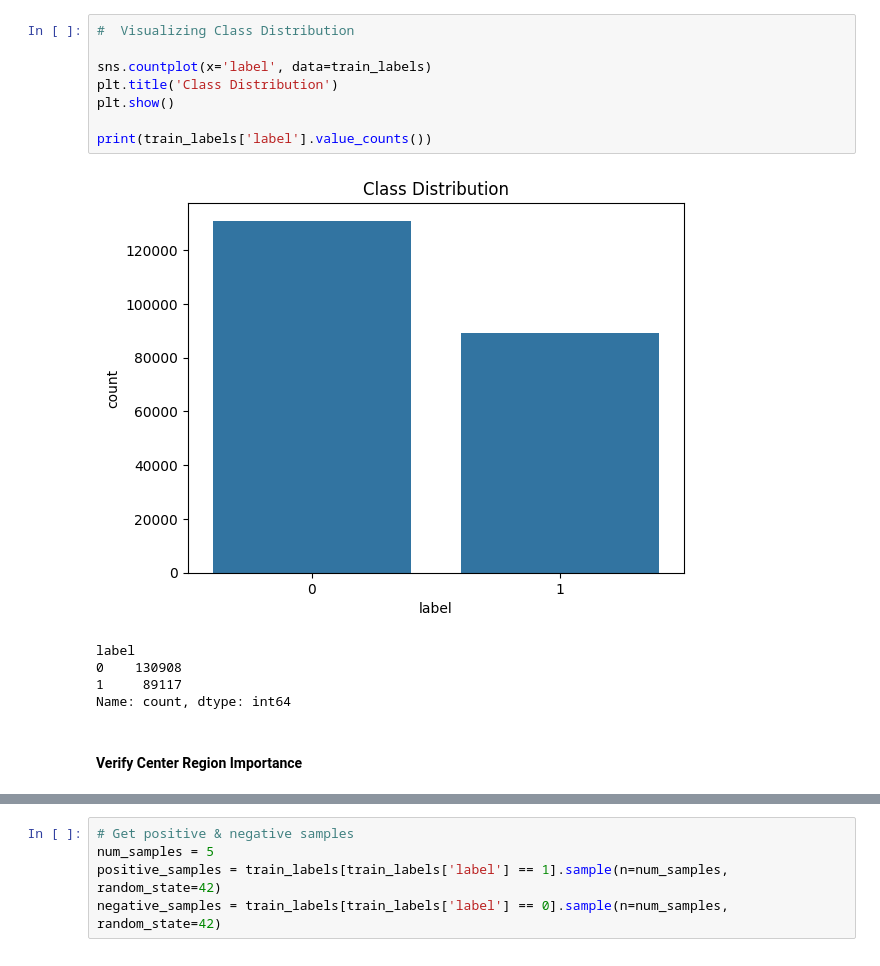
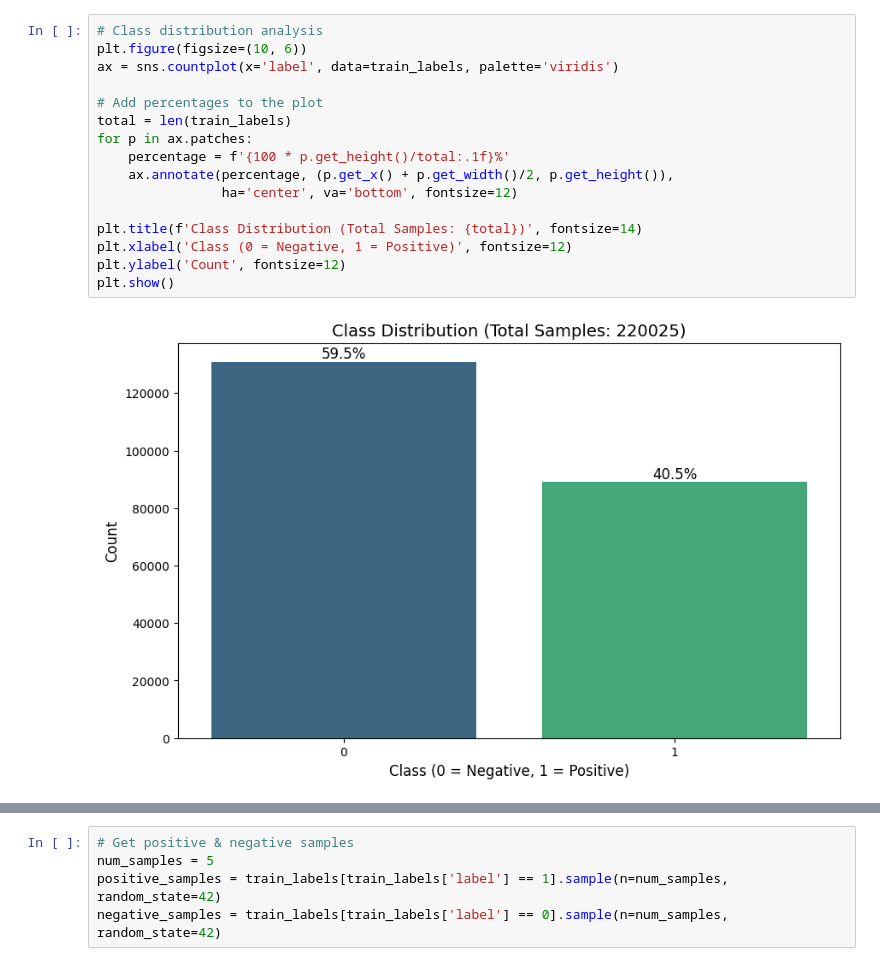
Before and after one commit to rohanxavier33/histopathologic_cancer_detection, a Jupyter notebook: main.ipynb, the cells around one changed output, grey strips where cells are left out. Drawn from its saved outputs; the diff is of its cells as text.

```diff
--- a/main.ipynb
+++ b/main.ipynb
@@ -48,19 +75,21 @@ print(train_labels.head())
 2  755db6279dae599ebb4d39a9123cce439965282d      0
 3  bc3f0c64fb968ff4a8bd33af6971ecae77c75e08      0
 4  068aba587a4950175d04c680d38943fd488d6a9d      0
-# %%
-#  Visualizing Class Distribution
-
-sns.countplot(x='label', data=train_labels)
-plt.title('Class Distribution')
-plt.show()
-
-print(train_labels['label'].value_counts())
-# %% [output]
-[figure, removed]
-label
-0    130908
-1     89117
-Name: count, dtype: int64
-# %% [markdown]
-#### **Verify Center Region Importance**
+# %%
+# Class distribution analysis
+plt.figure(figsize=(10, 6))
+ax = sns.countplot(x='label', data=train_labels, palette='viridis')
+
+# Add percentages to the plot
+total = len(train_labels)
+for p in ax.patches:
+    percentage = f'{100 * p.get_height()/total:.1f}%'
+    ax.annotate(percentage, (p.get_x() + p.get_width()/2, p.get_height()),
+                ha='center', va='bottom', fontsize=12)
+
+plt.title(f'Class Distribution (Total Samples: {total})', fontsize=14)
+plt.xlabel('Class (0 = Negative, 1 = Positive)', fontsize=12)
+plt.ylabel('Count', fontsize=12)
+plt.show()
+# %% [output]
+[figure, added]
```
Also changed, not shown: parts of 27 cells of this notebook.
